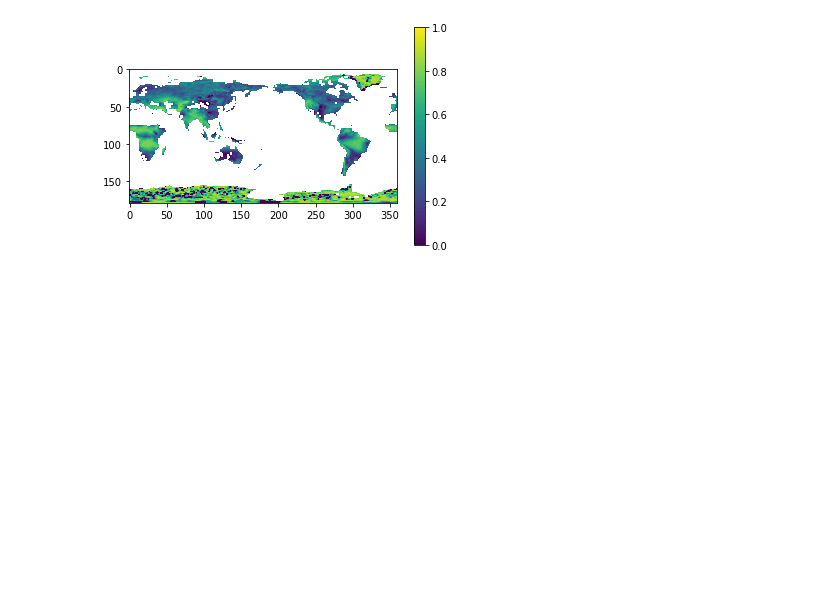
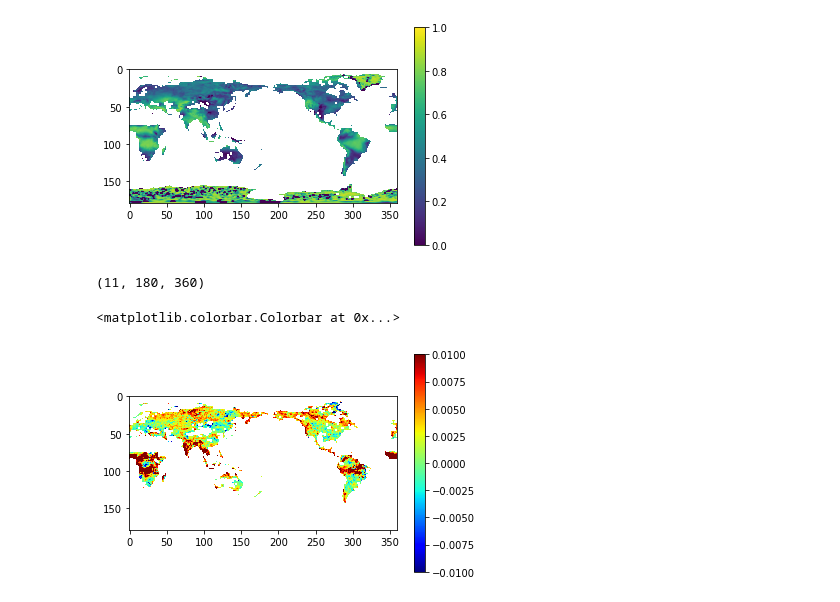
Before and after one commit to leelew/NeuralZoo, a Jupyter notebook: experiments/ERA5/plot.ipynb, the cells around one changed output. Cells and saved outputs as stored; diff of their text form; code cells hidden in the pictures; blank space fills up the shorter version.

```diff
--- a/experiments/ERA5/plot.ipynb
+++ b/experiments/ERA5/plot.ipynb
@@ -207,3 +207,25 @@ plt.colorbar()
 # %% [output]
 <matplotlib.colorbar.Colorbar at 0x...>
 [figure]
+# %%
+from plot import output_preprocessor, select_best_model
+
+mdl_list=['Ridge', 'KNN', 'ELM', 'Adaboost','GBDT','RF', 'Xgboost', 'LightGBM', 'RNN','GRU','LSTM']
+color_list=['pink', 'lightblue', 'yellow', 'lightgreen', 'lightgreen', 'lightgreen', 'lightgreen','lightgreen', 'red','red','red']
+file_type='.pickle'
+
+bias, rmse, nse, wi, kge, r, m1, m2, mae, mse, score_, std1, std2 = output_preprocessor(
+        mdl_list=mdl_list,
+        file_path='/Users/lewlee/Desktop/MetReg/experiments/ERA5/score/15D/',
+        file_type=file_type)
+# %%
+nse.shape
+# %% [output]
+(11, 180, 360)
+# %%
+import matplotlib.pyplot as plt
+plt.imshow(rmse[-1,:,:]-rmse[4,:,:], vmin=-0.01, vmax=0.01, cmap='jet')
+plt.colorbar()
+# %% [output]
+<matplotlib.colorbar.Colorbar at 0x...>
+[figure, added]
```
Also changed, not shown: parts of 3 cells of this notebook, 8 other files.
